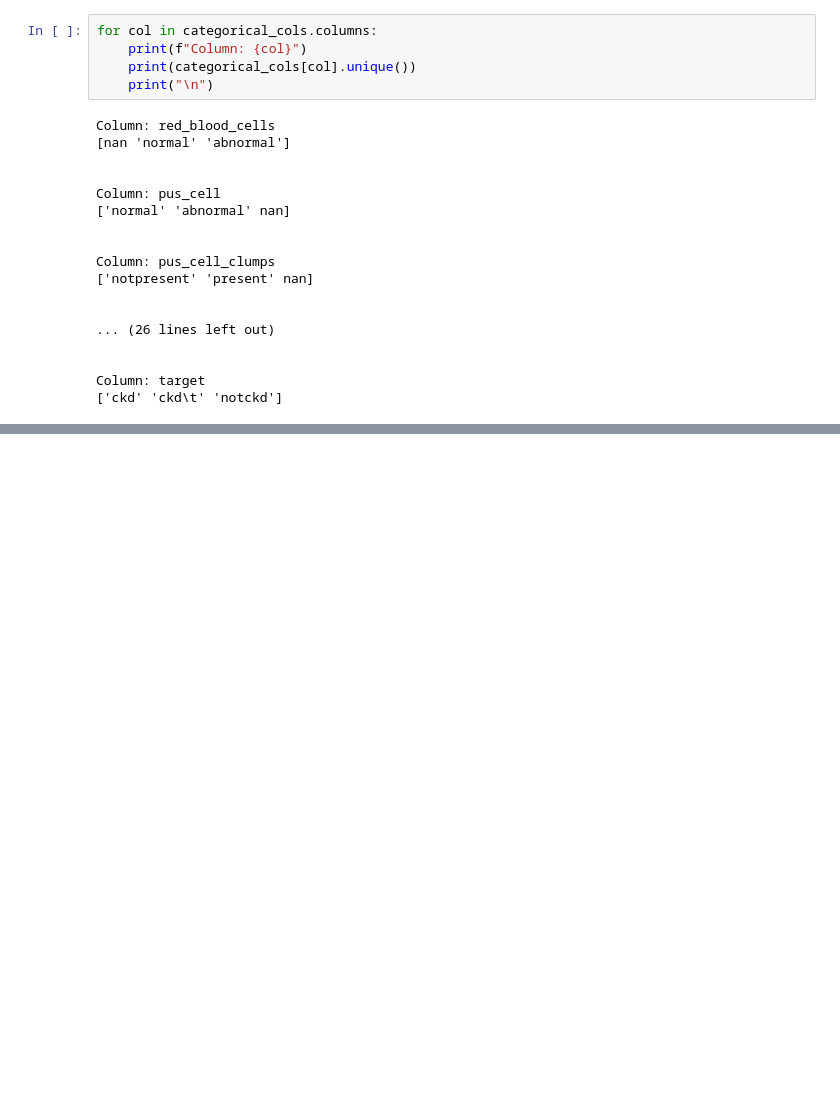
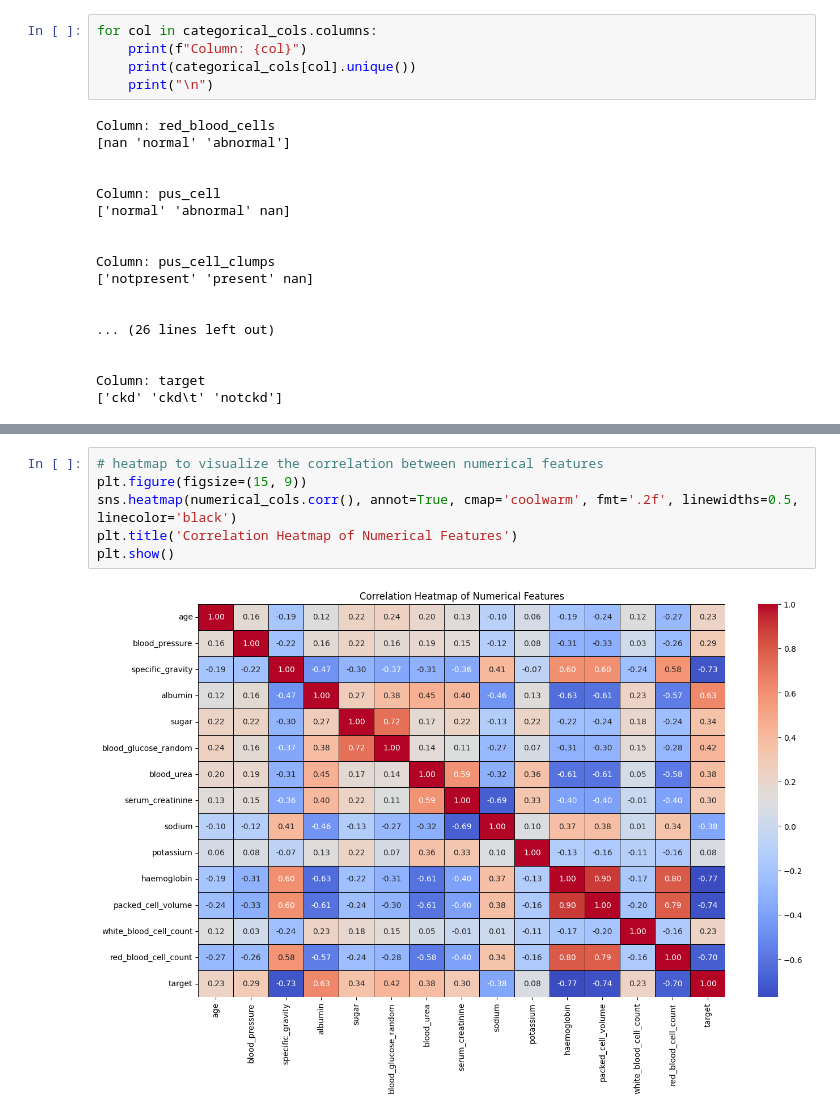
Before and after one commit to rituparna25/Chronic-Kidney-Disease-Predictor, a Jupyter notebook: kidney_disease_code.ipynb, the cells around one changed output, grey strips where cells are left out. Cells and saved outputs as stored; diff of their text form; blank space fills up the shorter version.

```diff
--- a/kidney_disease_code.ipynb
+++ b/kidney_disease_code.ipynb
@@ -223,0 +231,8 @@ plt.show()
+# %%
+# heatmap to visualize the correlation between numerical features
+plt.figure(figsize=(15, 9))
+sns.heatmap(numerical_cols.corr(), annot=True, cmap='coolwarm', fmt='.2f', linewidths=0.5, linecolor='black')
+plt.title('Correlation Heatmap of Numerical Features')
+plt.show()
+# %% [output]
+[figure, added]
```
Also changed, not shown: parts of 42 cells of this notebook.
